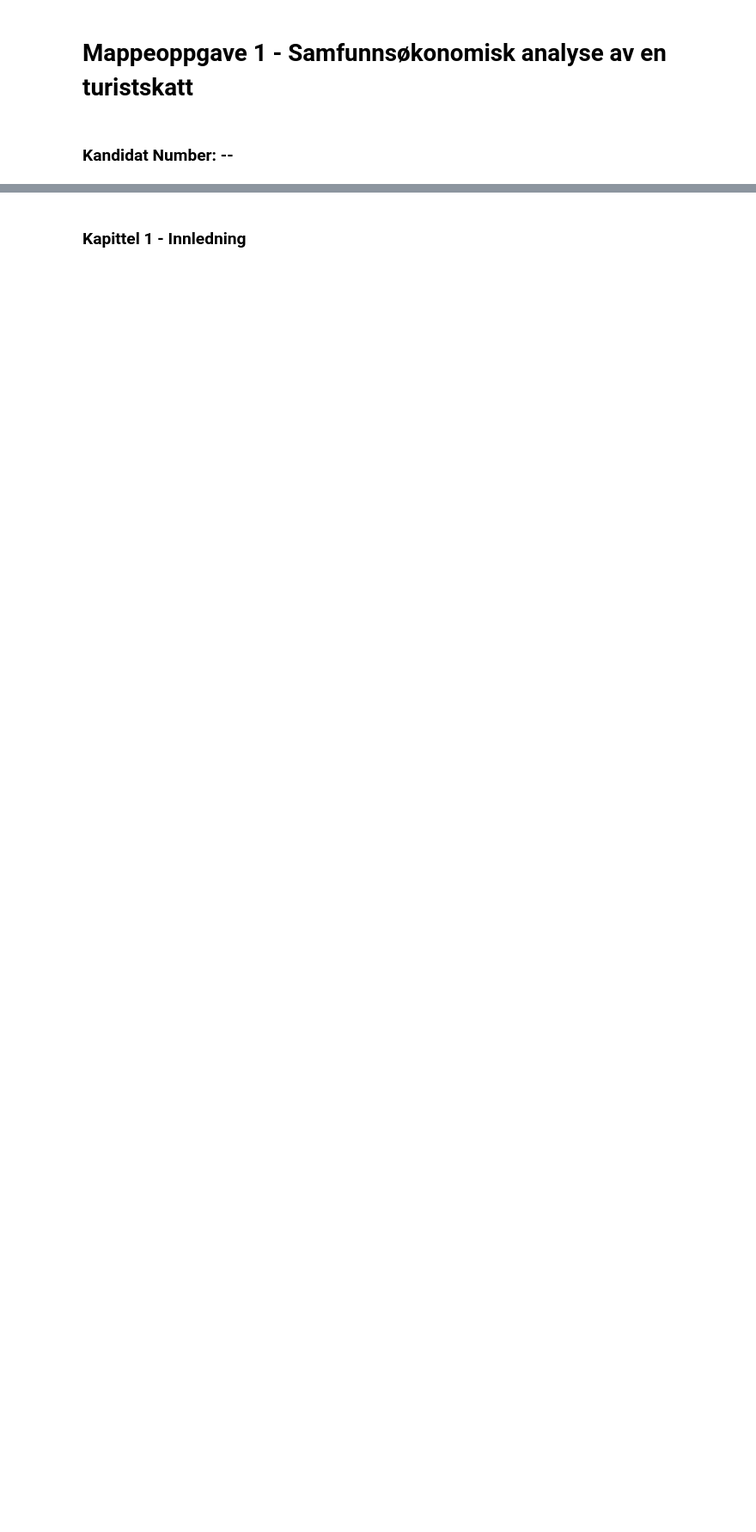
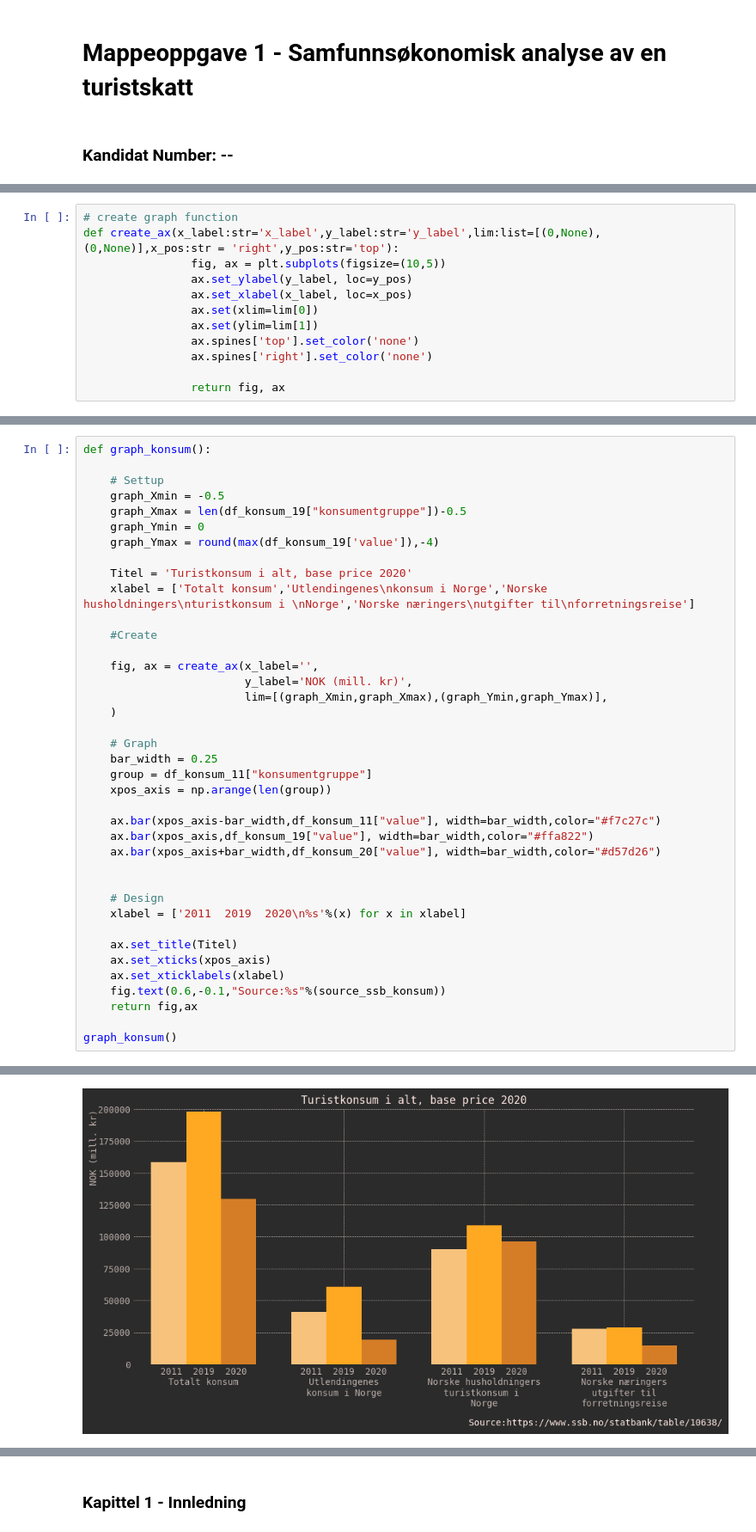
Before and after one commit to HodBuri/UIT-oppgaver---SOK1006, a Jupyter notebook: mappeoppgave1.ipynb, the cells around one changed output, grey strips where cells are left out. Shown: that part at 86% size. Drawn from its saved outputs; the diff is of its cells as text; blank space fills up the shorter version.

```diff
--- a/mappeoppgave1.ipynb
+++ b/mappeoppgave1.ipynb
@@ -64,6 +64,18 @@ params  = {
 
 pylab.rcParams.update(params)
 #print("finish")
+# %%
+# create graph function
+def create_ax(x_label:str='x_label',y_label:str='y_label',lim:list=[(0,None),(0,None)],x_pos:str = 'right',y_pos:str='top'):
+                fig, ax = plt.subplots(figsize=(10,5))
+                ax.set_ylabel(y_label, loc=y_pos)
+                ax.set_xlabel(x_label, loc=x_pos)
+                ax.set(xlim=lim[0])
+                ax.set(ylim=lim[1])
+                ax.spines['top'].set_color('none')
+                ax.spines['right'].set_color('none')
+
+                return fig, ax
 # %%
 POST_URL = "https://data.ssb.no/api/v0/no/table/10638/"
 
@@ -195,0 +395,40 @@ df2 = dataset.write('dataframe')
+# %%
+def graph_konsum():
+
+    # Settup
+    graph_Xmin = -0.5
+    graph_Xmax = len(df_konsum_19["konsumentgruppe"])-0.5
+    graph_Ymin = 0
+    graph_Ymax = round(max(df_konsum_19['value']),-4)
+
+    Titel = 'Turistkonsum i alt, base price 2020'
+    xlabel = ['Totalt konsum','Utlendingenes\nkonsum i Norge','Norske husholdningers\nturistkonsum i \nNorge','Norske næringers\nutgifter til\nforretningsreise']
+
+    #Create
+
+    fig, ax = create_ax(x_label='',
+                        y_label='NOK (mill. kr)',
+                        lim=[(graph_Xmin,graph_Xmax),(graph_Ymin,graph_Ymax)],
+    )
+
+    # Graph
+    bar_width = 0.25
+    group = df_konsum_11["konsumentgruppe"]
+    xpos_axis = np.arange(len(group))
+
+    ax.bar(xpos_axis-bar_width,df_konsum_11["value"], width=bar_width,color="#f7c27c")
+    ax.bar(xpos_axis,df_konsum_19["value"], width=bar_width,color="#ffa822")
+    ax.bar(xpos_axis+bar_width,df_konsum_20["value"], width=bar_width,color="#d57d26")
+
+
+    # Design
+    xlabel = ['2011  2019  2020\n%s'%(x) for x in xlabel]
+
+    ax.set_title(Titel)
+    ax.set_xticks(xpos_axis)
+    ax.set_xticklabels(xlabel)
+    fig.text(0.6,-0.1,"Source:%s"%(source_ssb_konsum))
+    return fig,ax
+
+graph_konsum()
+# %% [output]
@@ -195,0 +437 @@ df2 = dataset.write('dataframe')
+[figure, added]
```
Also changed, not shown: parts of 8 cells of this notebook.
